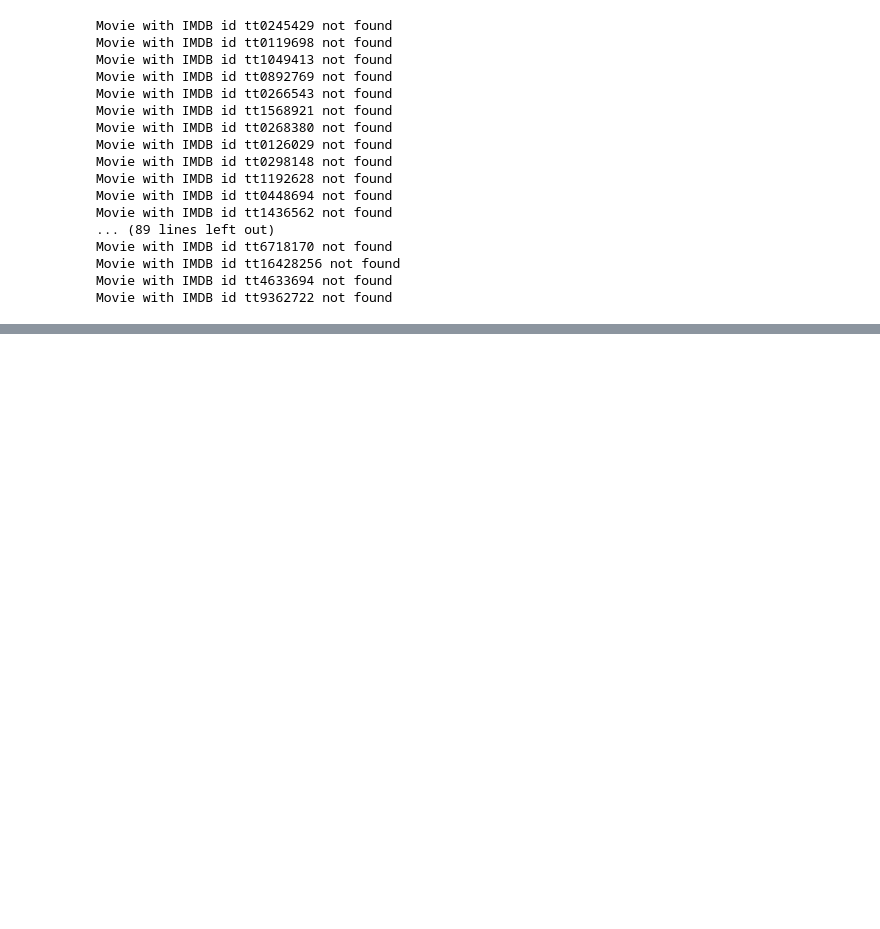
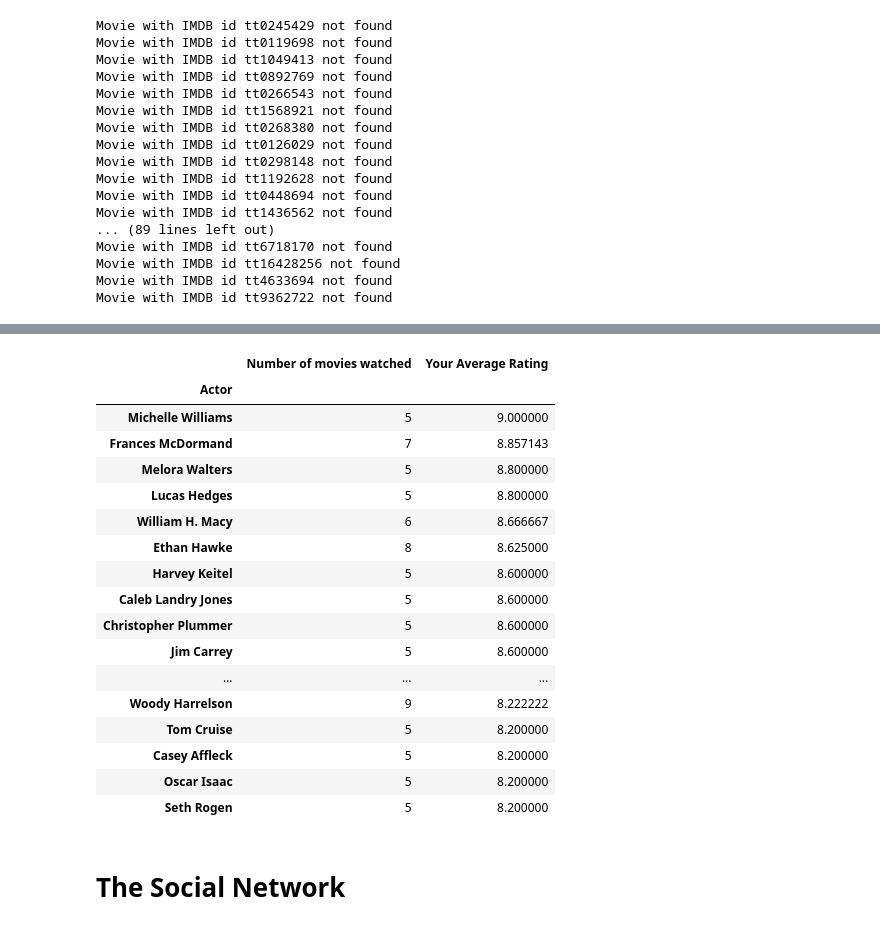
Before and after one commit to Siliam/data_science_artificial_intelligence, a Jupyter notebook: IMDB/IMDB.ipynb, the cells around one changed output, grey strips where cells are left out. Drawn from its saved outputs; the diff is of its cells as text; code cells hidden in the pictures; blank space fills up the shorter version.

```diff
--- a/IMDB/IMDB.ipynb
+++ b/IMDB/IMDB.ipynb
@@ -989,0 +920,22 @@ credited_actors_scores[actors_scores["Number of movies watched"] > 4].head(10)
+# %%
+if os.path.exists('data/actors.pickle'):
+    actors_with_roles = pickle.load(open('data/actors_with_roles.pickle', 'rb'))
+
+else:
+
+    actors_with_roles = {}
+    for movie_url in tqdm(df["URL"]):
+        imdb_id = movie_url.split('/')[-2]
+
+        query = f"select ?movie ?name ?role where {{?movie wdt:P345 '{imdb_id}'. ?movie wdt:P161 ?actor. ?actor rdfs:label ?name . ?statement ps:P161 ?actor. ?statement pq:P4633 ?role. }}"
+        try:
+            query_result = wkd.run_query(query, params={"imdb_id": imdb_id})
+            if(len(query_result['results']['bindings']) > 0):
+                actors_with_roles[movie_url] = [binding['name']['value'] for binding in query_result['results']['bindings'] if binding['name']['xml:lang'] == 'en']
+            else:
+                print(f"Movie with IMDB id {imdb_id} not found")
+            time.sleep(1)
+
+        except Exception as e:
+            print(f'IMDB_id={imdb_id}, Exception raised during query:' + str(e)[:50])
+    pickle.save(actors_with_roles, open('data/actors_with_roles.pickle', 'rb'))
@@ -989,0 +999,24 @@ credited_actors_scores[actors_scores["Number of movies watched"] > 4].head(10)
+# %%
+credited_actors_scores = pd.DataFrame(credited_actors_df.groupby('Actor').agg({'Actor':'size', 'Rating':'mean'}).rename(columns={'Actor':'Number of movies watched','Rating':'Your Average Rating'})).sort_values(['Your Average Rating'], ascending=False)
+credited_actors_scores[actors_scores["Number of movies watched"] > 4].head(30)
+# %% [output]
+|  | Number of movies watched | Your Average Rating |
+| Actor |  |  |
+| Michelle Williams | 5 | 9.000000 |
+| Frances McDormand | 7 | 8.857143 |
+| Melora Walters | 5 | 8.800000 |
+| Lucas Hedges | 5 | 8.800000 |
+| William H. Macy | 6 | 8.666667 |
+| Ethan Hawke | 8 | 8.625000 |
+| Harvey Keitel | 5 | 8.600000 |
+| Caleb Landry Jones | 5 | 8.600000 |
+| Christopher Plummer | 5 | 8.600000 |
+| Jim Carrey | 5 | 8.600000 |
+| ... | ... | ... |
+| Woody Harrelson | 9 | 8.222222 |
+| Tom Cruise | 5 | 8.200000 |
+| Casey Affleck | 5 | 8.200000 |
+| Oscar Isaac | 5 | 8.200000 |
+| Seth Rogen | 5 | 8.200000 |
+# %% [markdown]
+# The Social Network
```
Also changed, not shown: parts of 38 cells of this notebook, 1 other file.
